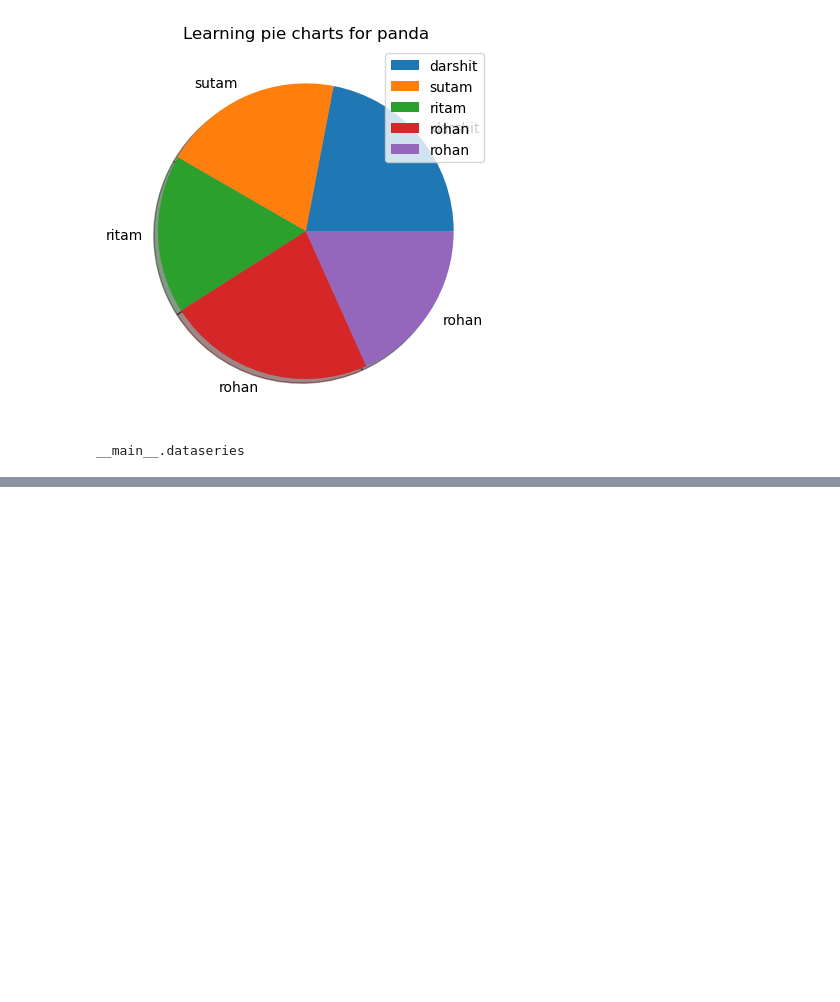
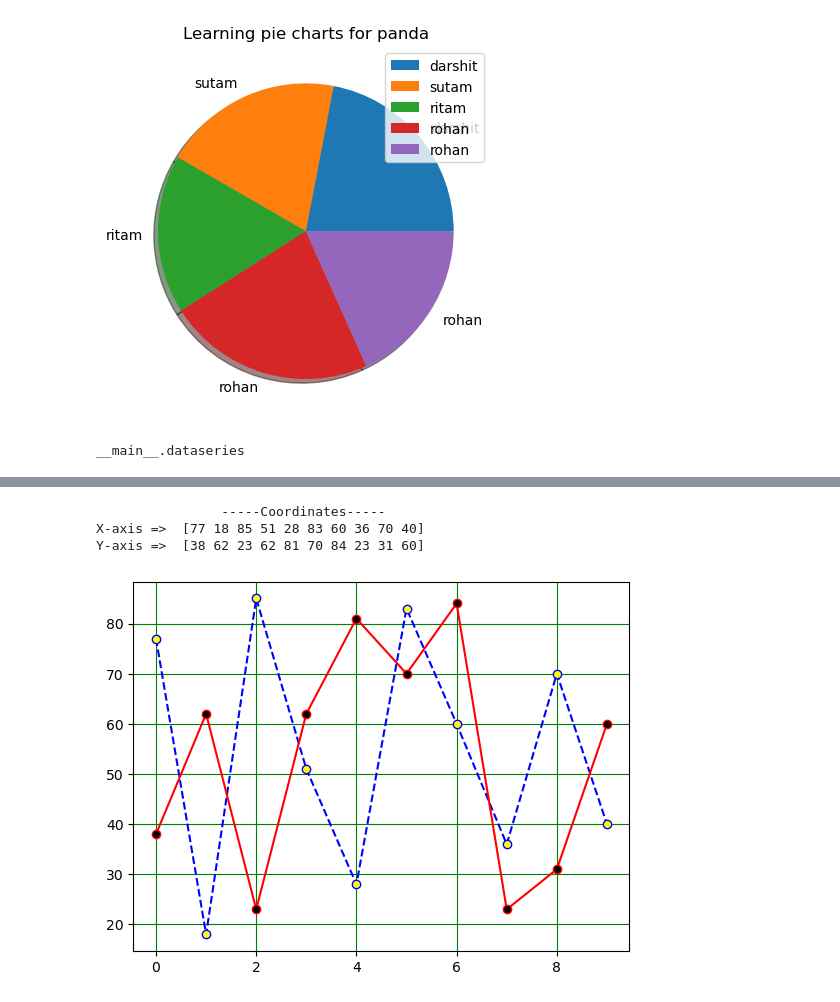
Before and after one commit to darshitagarwal/Python-traning-with-project, a Jupyter notebook: PythonGraphs.ipynb, the cells around one changed output, grey strips where cells are left out. Cells and saved outputs as stored; diff of their text form; code cells hidden in the pictures; blank space fills up the shorter version.

```diff
--- a/PythonGraphs.ipynb
+++ b/PythonGraphs.ipynb
@@ -117,0 +112,22 @@ __main__.subplots
+# %%
+import random
+class DataPlot:
+    def PlotCoordinates():
+        global x_axis,y_axis
+        x_axis=np.random.randint(10,90,10)
+        y_axis=np.random.randint(20,100,10)
+        print("\t\t-----Coordinates-----")
+        print("X-axis => ", x_axis)
+        print("Y-axis => ", y_axis)
+    def PlotGraph():
+        plt.plot(x_axis,color="blue",marker="o",mfc="yellow",linestyle="dashed")
+        plt.plot(y_axis,color="red",marker="o",mfc="black")
+        plt.grid(color="green")
+        plt.show()
+DataPlot.PlotCoordinates()
+DataPlot.PlotGraph()
+# %% [output]
+                -----Coordinates-----
+X-axis =>  [77 18 85 51 28 83 60 36 70 40]
+Y-axis =>  [38 62 23 62 81 70 84 23 31 60]
+[figure, added]
```
Also changed, not shown: parts of 4 cells of this notebook, 12 other files.
